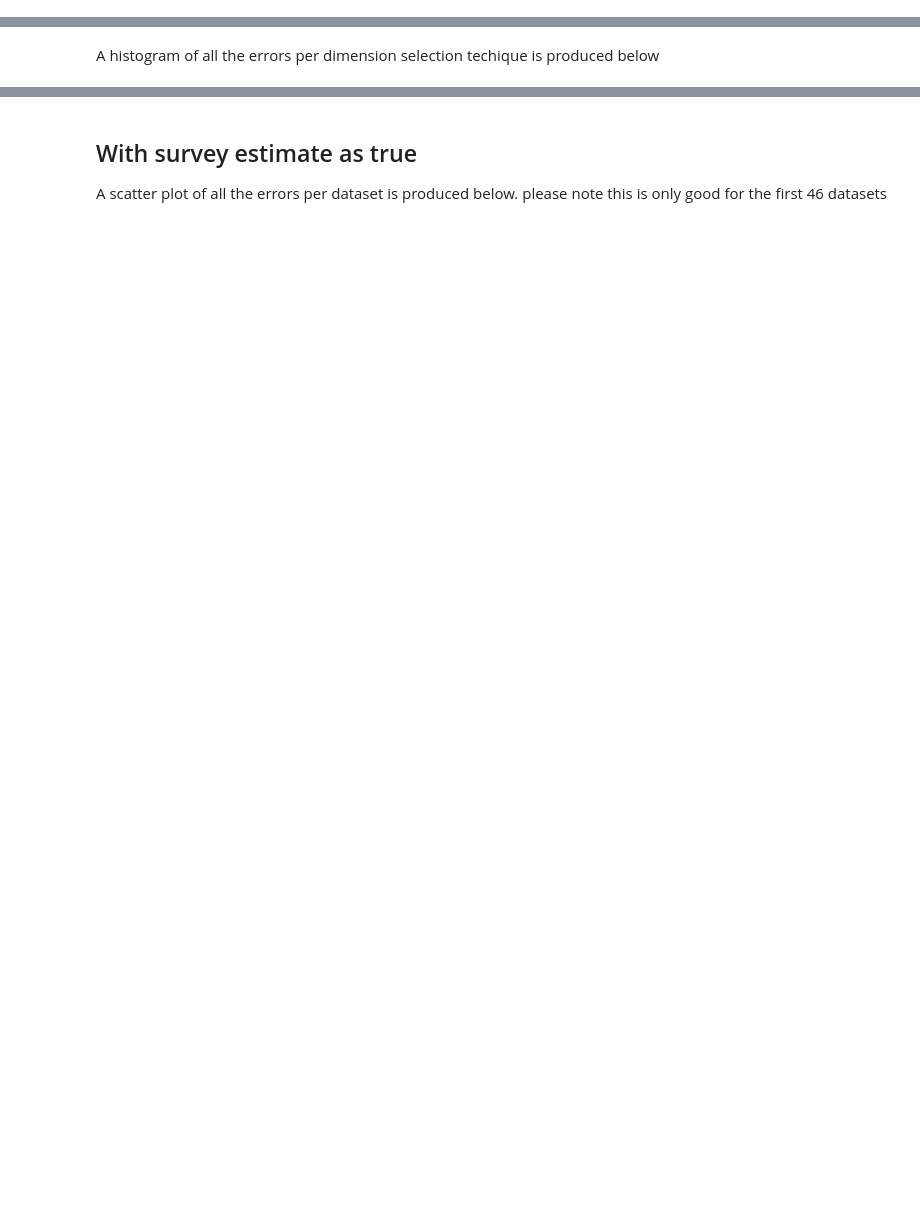
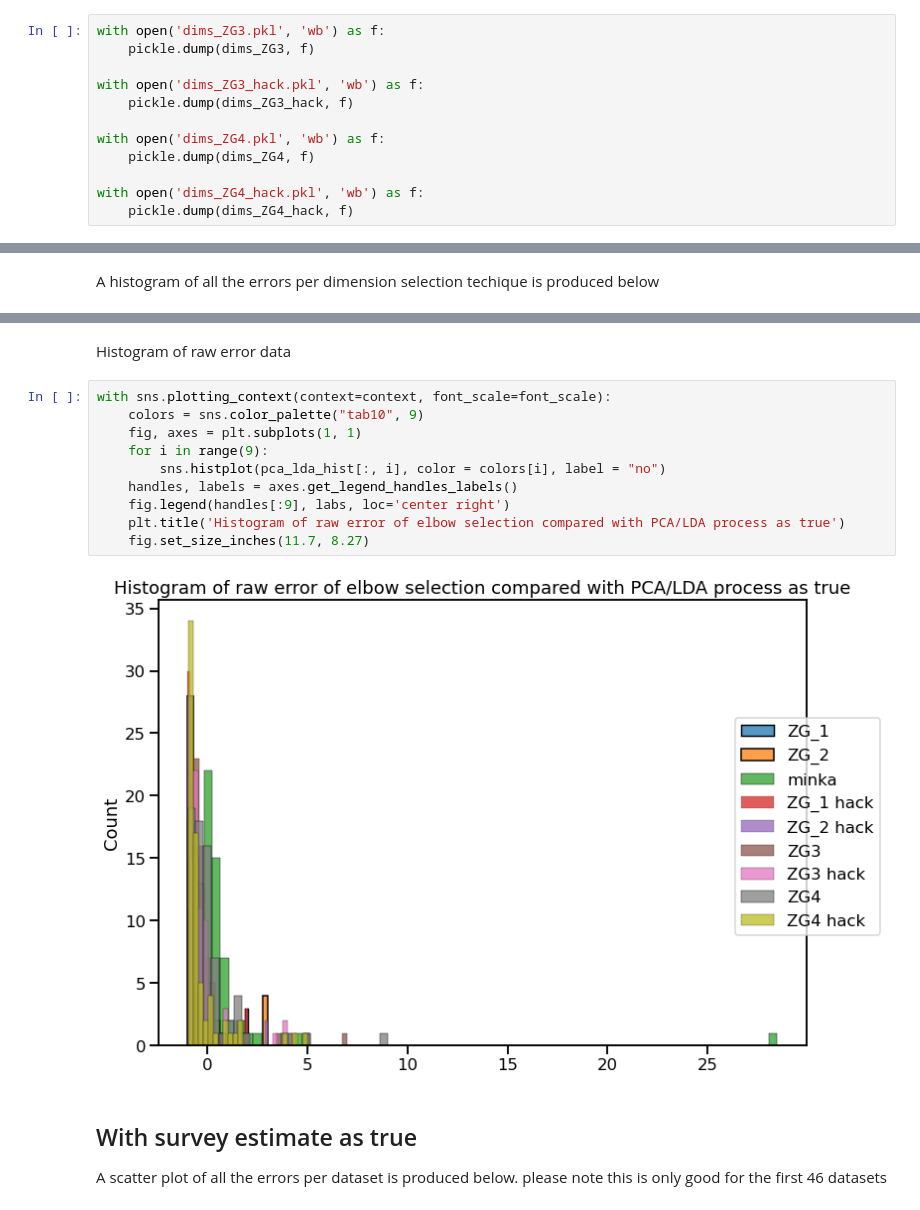
Before and after one commit to neurodata/notebooks, a Jupyter notebook: _notebooks/2021-04-28-real-data-minka-zg-comparison.ipynb, the cells around one changed output, grey strips where cells are left out. Saved outputs shown, nothing was run; the diff lists cells and outputs as text; blank space fills up the shorter version.

```diff
--- a/_notebooks/2021-04-28-real-data-minka-zg-comparison.ipynb
+++ b/_notebooks/2021-04-28-real-data-minka-zg-comparison.ipynb
@@ -290,0 +341,12 @@ with open('dims_ZG_h_2_all.pkl', 'rb') as f:
+# %%
+with open('dims_ZG3.pkl', 'wb') as f:
+    pickle.dump(dims_ZG3, f)
+
+with open('dims_ZG3_hack.pkl', 'wb') as f:
+    pickle.dump(dims_ZG3_hack, f)
+
+with open('dims_ZG4.pkl', 'wb') as f:
+    pickle.dump(dims_ZG4, f)
+
+with open('dims_ZG4_hack.pkl', 'wb') as f:
+    pickle.dump(dims_ZG4_hack, f)
@@ -445,3 +515,17 @@ with sns.plotting_context(context=context, font_scale=font_scale):
+# %% [markdown]
+Histogram of raw error data
+# %%
+with sns.plotting_context(context=context, font_scale=font_scale):
+    colors = sns.color_palette("tab10", 9)
+    fig, axes = plt.subplots(1, 1)
+    for i in range(9):
+        sns.histplot(pca_lda_hist[:, i], color = colors[i], label = "no")
+    handles, labels = axes.get_legend_handles_labels()
+    fig.legend(handles[:9], labs, loc='center right')
+    plt.title('Histogram of raw error of elbow selection compared with PCA/LDA process as true')
+    fig.set_size_inches(11.7, 8.27)
+# %% [output]
+[figure, added]
 # %% [markdown]
 ## With survey estimate as true
 A scatter plot of all the errors per dataset is produced below. please note this is only good for the first 46 datasets
```
Also changed, not shown: parts of 9 cells of this notebook.
